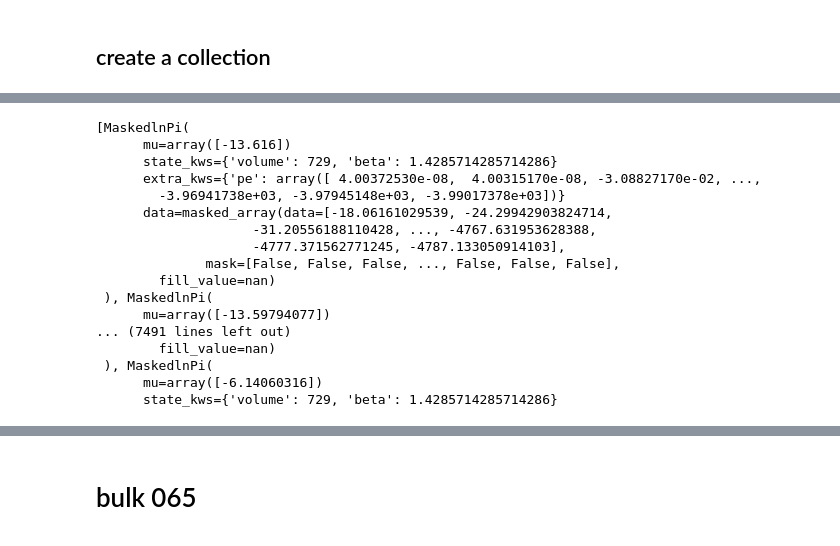
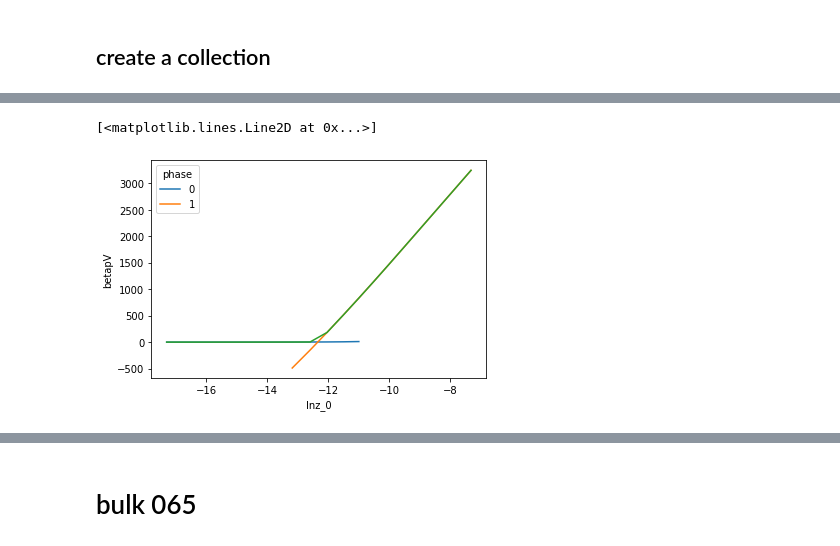
Before and after one commit to wpk-nist-gov/tmmc-lnpy, a Jupyter notebook: examples/1D/anal_1d_stuff.ipynb, the cells around one changed output, grey strips where cells are left out. Cells and saved outputs as stored; diff of their text form; code cells hidden in the pictures.

```diff
--- a/examples/1D/anal_1d_stuff.ipynb
+++ b/examples/1D/anal_1d_stuff.ipynb
@@ -280,2 +240,0 @@ Attributes:
-# %%
-c.spinodals(2, inplace=True, append=False, build_phases=build_phases)
@@ -318,2 +240,0 @@ MultiIndex([(0, 1),
-# %%
-c.binodals(2, inplace=False, append=False, build_phases=build_phases, spinodals=spin_)
@@ -734,4 +240,0 @@ AttributeError: no attribute density found
-# %%
-%%timeit -n 3 -r 3
-c.xgce._cache = {}
-c.xgce.density
@@ -746,23 +241,6 @@ ref.xgce.pi
-# %%
-L = []
-for p in c:
-    for x in p:
-        L.append(x.xgce.density)
-# %% [output]
-[MaskedlnPi(
-      mu=array([-13.616])
-      state_kws={'volume': 729, 'beta': 1.4285714285714286}
-      extra_kws={'pe': array([ 4.00372530e-08,  4.00315170e-08, -3.08827170e-02, ...,
-        -3.96941738e+03, -3.97945148e+03, -3.99017378e+03])}
-      data=masked_array(data=[-18.06161029539, -24.29942903824714,
-                    -31.20556188110428, ..., -4767.631953628388,
-                    -4777.371562771245, -4787.133050914103],
-              mask=[False, False, False, ..., False, False, False],
-        fill_value=nan)
- ), MaskedlnPi(
-      mu=array([-13.59794077])
-... (7491 lines left out)
-        fill_value=nan)
- ), MaskedlnPi(
-      mu=array([-6.14060316])
-      state_kws={'volume': 729, 'beta': 1.4285714285714286}
+# %%
+c.xgce_prop.table(dim_to_suffix='component', mask_stable=False).swap_dims({'rec':'lnz_0'}).betapV.plot(hue='phase')
+c.xgce_prop.table(dim_to_suffix='component', mask_stable=True).swap_dims({'rec':'lnz_0'}).betapV.plot(hue='phase')
+# %% [output]
+[<matplotlib.lines.Line2D at 0x...>]
+[figure, added]
```
Also changed, not shown: parts of 103 cells of this notebook, 3 other files.
